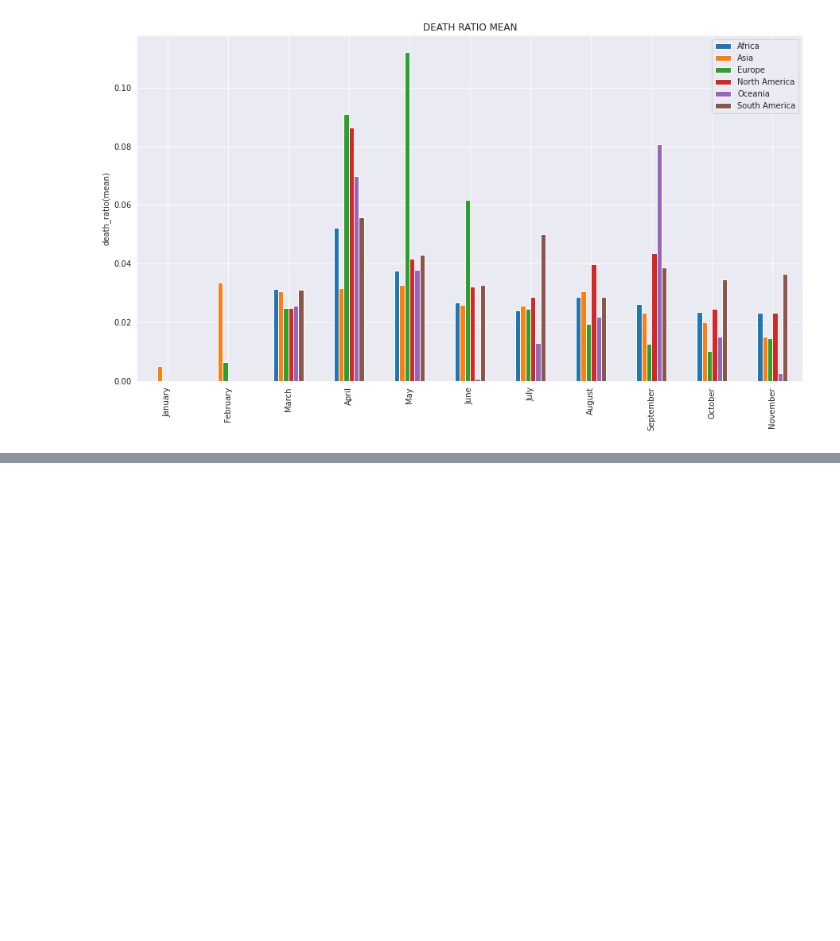
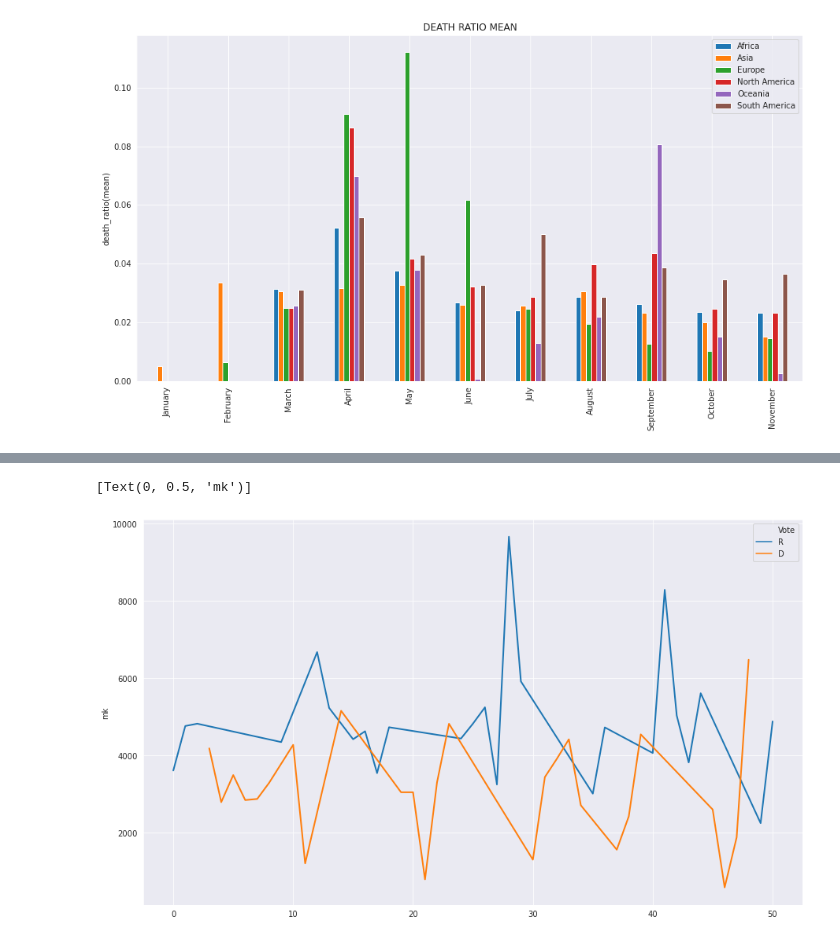
Before and after one commit to lkostakis/data-mining-covid19, a Jupyter notebook: ask4.ipynb, the cells around one changed output, grey strips where cells are left out. Drawn from its saved outputs; the diff is of its cells as text; code cells hidden in the pictures; blank space fills up the shorter version.

```diff
--- a/ask4.ipynb
+++ b/ask4.ipynb
@@ -483,0 +601,8 @@ new_df.to_csv(r'/home/left/Desktop/lastocean.csv')
+# %%
+fig = plt.figure(figsize=(15,9))
+g = sns.lineplot(data=data, x=data.index.tolist(), hue = data['Vote'],
+                 y=data['Case Rate per 100000'].tolist(), sort= False, dashes = False, linewidth = 2)
+g.set(ylabel='mk')
+# %% [output]
+[Text(0, 0.5, 'mk')]
+[figure, added]
```
Also changed, not shown: parts of 32 cells of this notebook.
